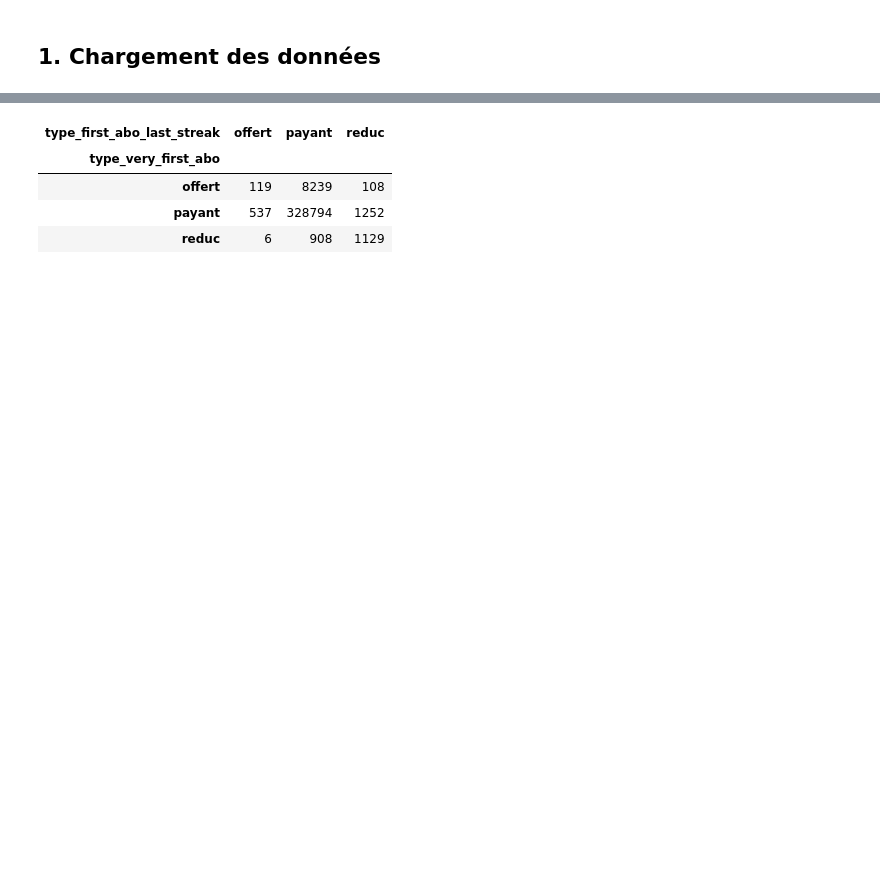
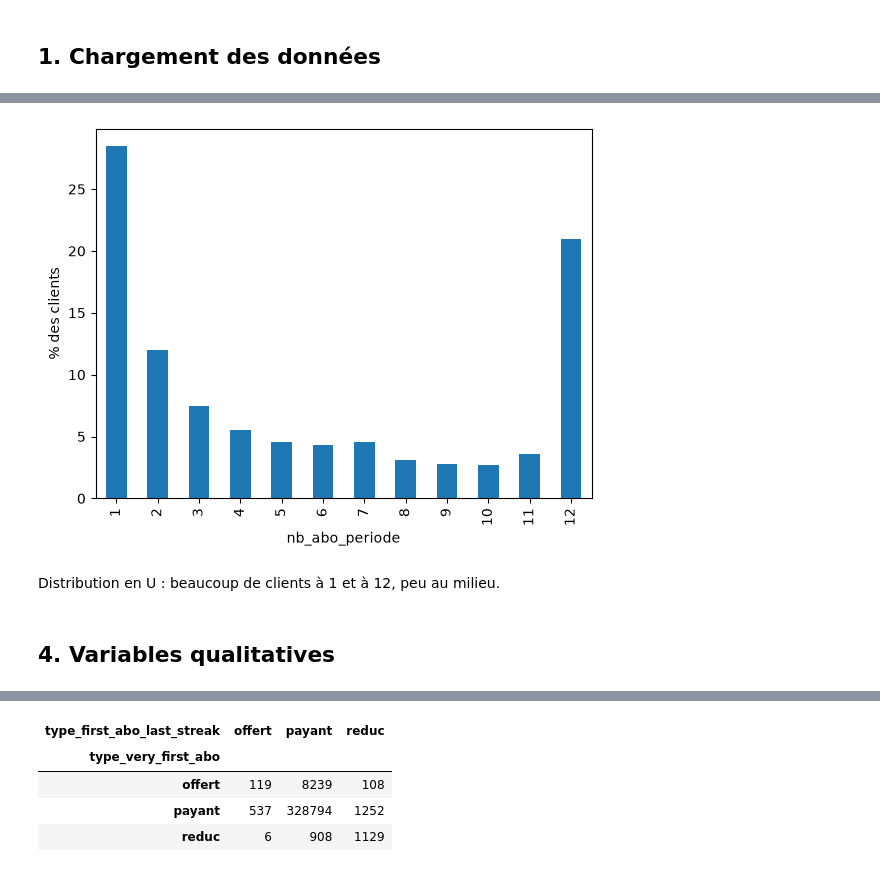
Before and after one commit to MoussaLabs/Clustering, a Jupyter notebook: analyse_avant_acm.ipynb, the cells around one changed output, grey strips where cells are left out. Drawn from its saved outputs; the diff is of its cells as text; code cells hidden in the pictures; blank space fills up the shorter version.

```diff
--- a/analyse_avant_acm.ipynb
+++ b/analyse_avant_acm.ipynb
@@ -22,30 +0,0 @@ Les réponses serviront à décider :
-# %%
-import pandas as pd                     # manipuler des tableaux de données
-import numpy as np                      # calculs numériques (racine carrée, etc.)
-import matplotlib.pyplot as plt         # graphiques
-from matplotlib.colors import LinearSegmentedColormap   # créer un dégradé de couleurs
-from scipy.stats import chi2_contingency                # test du khi-deux
-
-# Afficher toutes les colonnes et toutes les lignes des tableaux pandas
-pd.set_option("display.max_columns", None)
-pd.set_option("display.max_rows", 100)
-pd.set_option("display.width", 200)
-
-# Couleurs des graphiques
-BLEU = "#2a78d6"          # couleur des barres
-GRIS = "#898781"          # couleur des textes secondaires / lignes de repère
-# Dégradé pour la heatmap : blanc = pas de lien, bleu foncé = lien très fort
-DEGRADE_BLEU = LinearSegmentedColormap.from_list(
-    "bleus", ["#fcfcfb", "#cde2fb", "#6da7ec", "#256abf", "#0d366b"]
-)
-
-# Style général : on enlève les bordures du haut et de droite, grille discrète
-plt.rcParams.update({
-    "axes.spines.top": False,
-    "axes.spines.right": False,
-    "axes.edgecolor": GRIS,
-    "axes.grid": True,
-    "axes.grid.axis": "y",
-    "grid.color": "#e1e0d9",
-    "axes.axisbelow": True,        # la grille passe derrière les barres
-})
@@ -449,0 +107,3 @@ Les clients `churn` sont **tous** `non_actif`, et tous les autres sont `actif`.
+# %%
+pct = df["nb_abo_periode"].value_counts(normalize=True).sort_index() * 100
+print(pct.round(1))
@@ -449,0 +125,11 @@ Les clients `churn` sont **tous** `non_actif`, et tous les autres sont `actif`.
+# %%
+pct.plot(kind="bar")
+plt.xlabel("nb_abo_periode")
+plt.ylabel("% des clients")
+plt.show()
+# %% [output]
+[figure, added]
+# %% [markdown]
+Distribution en U : beaucoup de clients à 1 et à 12, peu au milieu.
+# %% [markdown]
+## 4. Variables qualitatives
```
Also changed, not shown: parts of 91 cells of this notebook.
